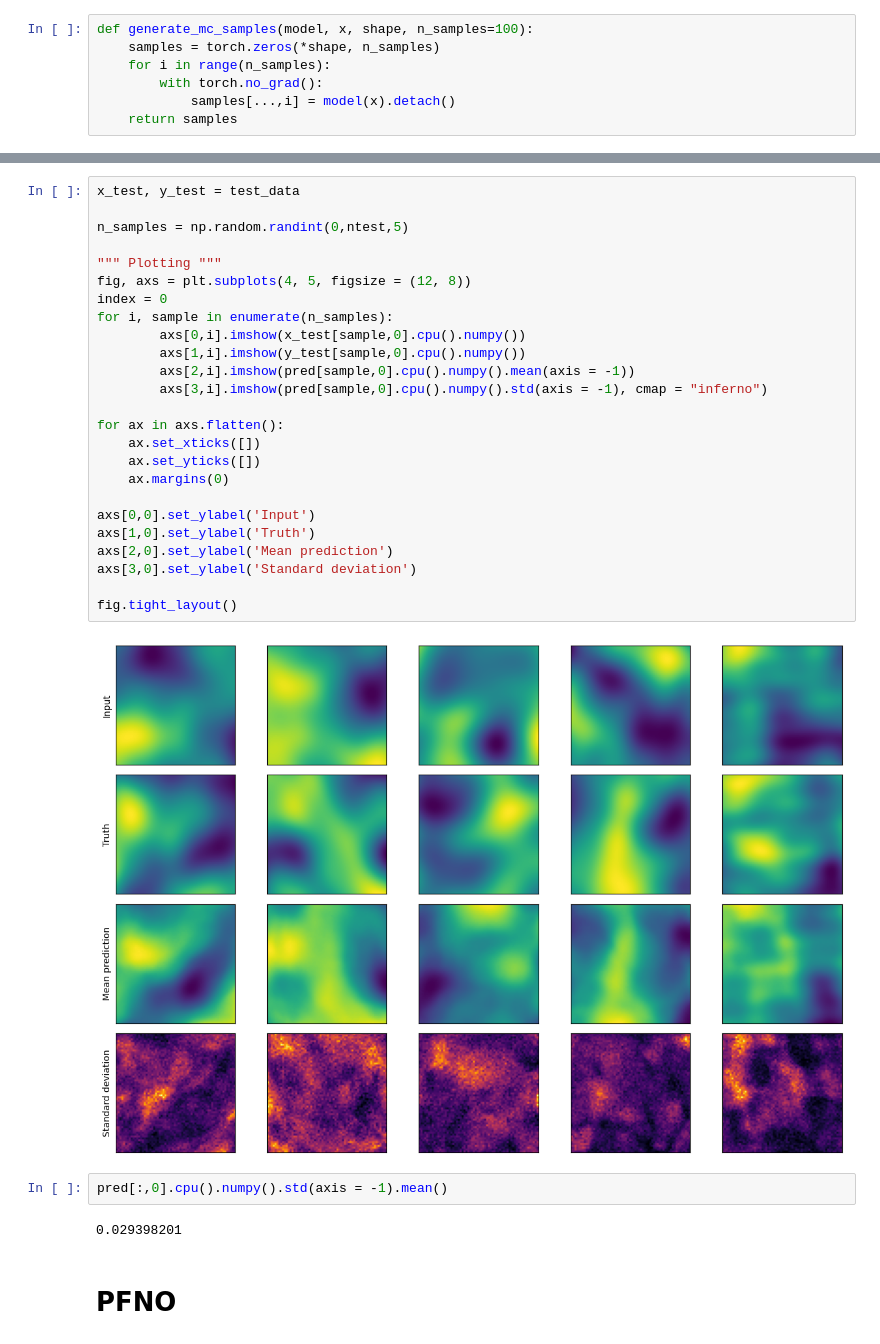
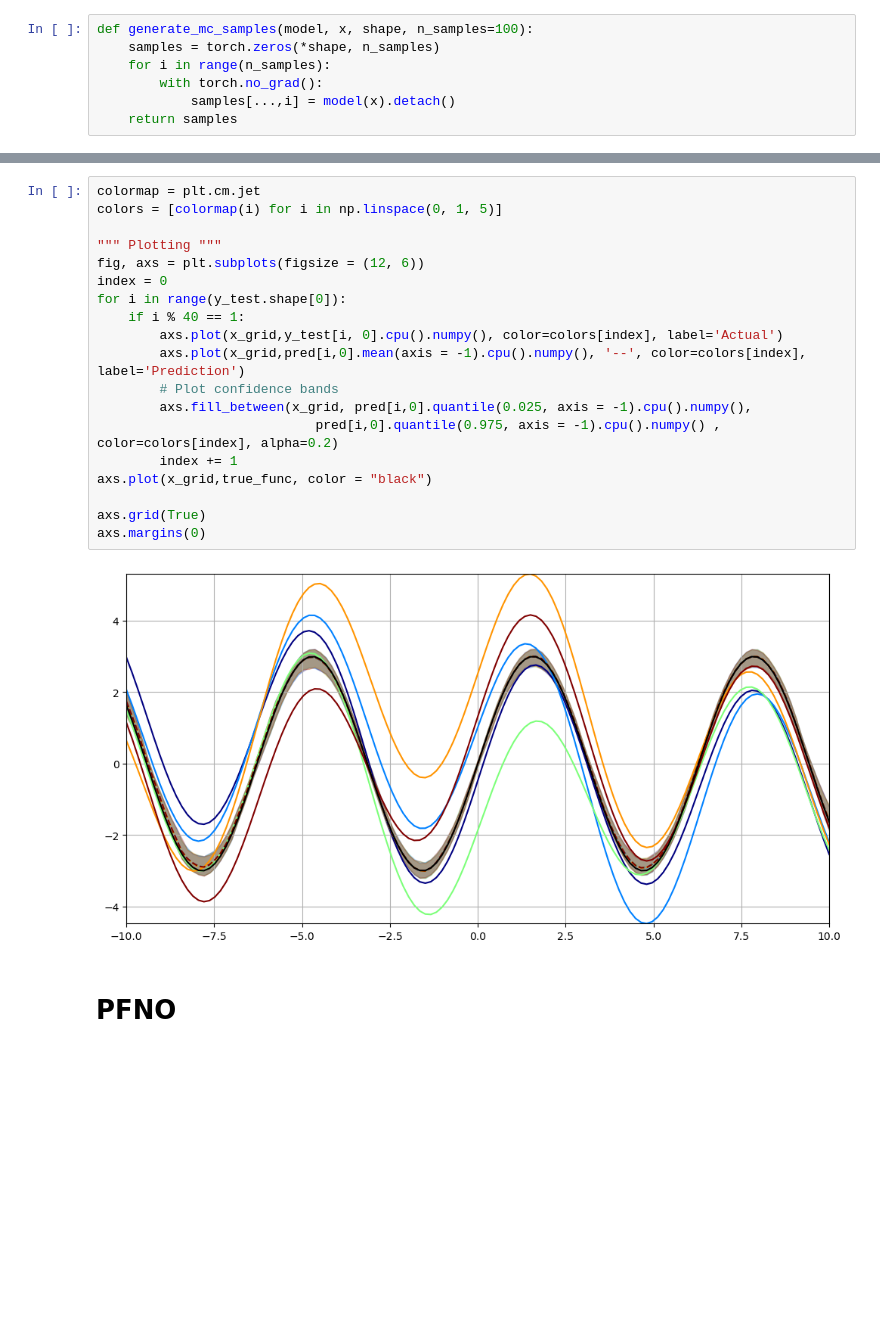
Before and after one commit to cbuelt/pfno, a Jupyter notebook: grf_test.ipynb, the cells around one changed output, grey strips where cells are left out. Drawn from its saved outputs; the diff is of its cells as text; blank space fills up the shorter version.

```diff
--- a/grf_test.ipynb
+++ b/grf_test.ipynb
@@ -194,34 +188,24 @@ ES: 6.474230766296387
-# %%
-x_test, y_test = test_data
-
-n_samples = np.random.randint(0,ntest,5)
-
-""" Plotting """
-fig, axs = plt.subplots(4, 5, figsize = (12, 8))
-index = 0
-for i, sample in enumerate(n_samples):
-        axs[0,i].imshow(x_test[sample,0].cpu().numpy())
-        axs[1,i].imshow(y_test[sample,0].cpu().numpy())
-        axs[2,i].imshow(pred[sample,0].cpu().numpy().mean(axis = -1))
-        axs[3,i].imshow(pred[sample,0].cpu().numpy().std(axis = -1), cmap = "inferno")
-
-for ax in axs.flatten():
-    ax.set_xticks([])
-    ax.set_yticks([])
-    ax.margins(0)
-
-axs[0,0].set_ylabel('Input')
-axs[1,0].set_ylabel('Truth')
-axs[2,0].set_ylabel('Mean prediction')
-axs[3,0].set_ylabel('Standard deviation')
-
-fig.tight_layout()
-# %% [output]
-[figure, removed]
-# %%
-pred[:,0].cpu().numpy().std(axis = -1).mean()
-# %% [output]
-0.029398201
+# %%
+colormap = plt.cm.jet
+colors = [colormap(i) for i in np.linspace(0, 1, 5)]
+
+""" Plotting """
+fig, axs = plt.subplots(figsize = (12, 6))
+index = 0
+for i in range(y_test.shape[0]):
+    if i % 40 == 1:
+        axs.plot(x_grid,y_test[i, 0].cpu().numpy(), color=colors[index], label='Actual')
+        axs.plot(x_grid,pred[i,0].mean(axis = -1).cpu().numpy(), '--', color=colors[index], label='Prediction')
+        # Plot confidence bands
+        axs.fill_between(x_grid, pred[i,0].quantile(0.025, axis = -1).cpu().numpy(),
+                            pred[i,0].quantile(0.975, axis = -1).cpu().numpy() , color=colors[index], alpha=0.2)
+        index += 1
+axs.plot(x_grid,true_func, color = "black")
+
+axs.grid(True)
+axs.margins(0)
+# %% [output]
+[figure, added]
 # %% [markdown]
 # PFNO
 # %%
```
Also changed, not shown: parts of 25 cells of this notebook, 1 other file.
